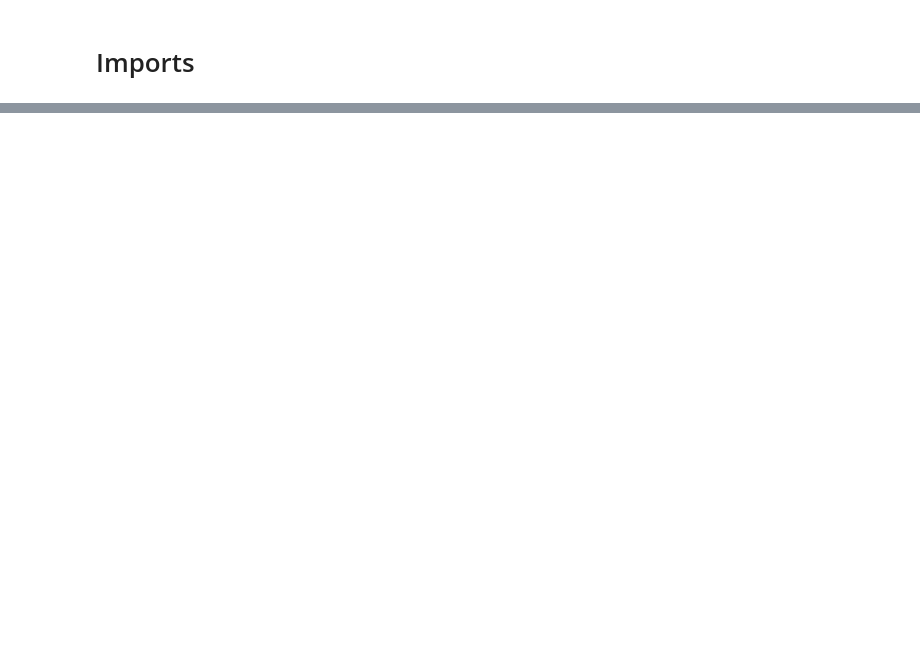
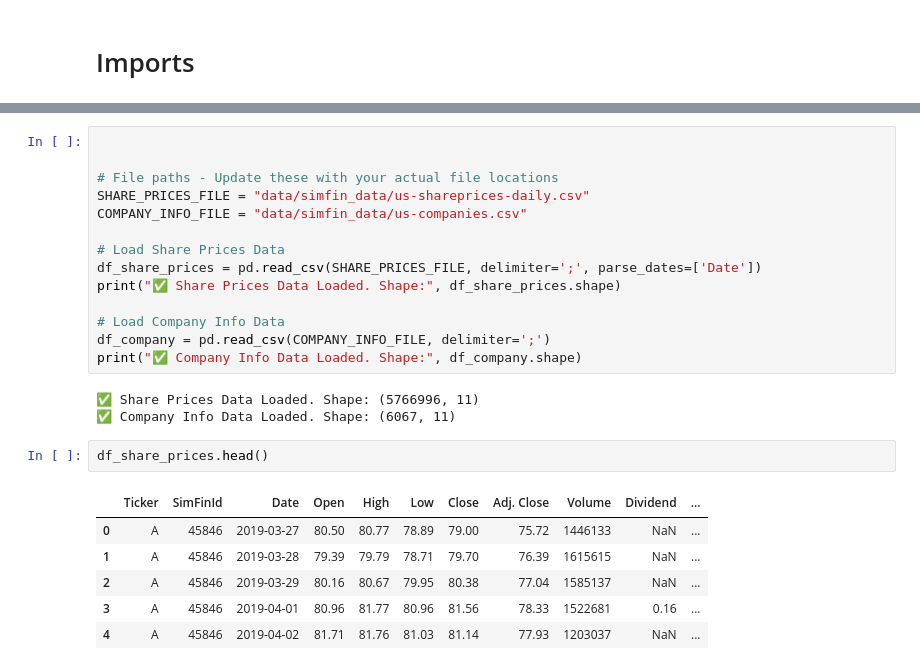
Before and after one commit to massimotassinari/Automated-Daily-Trading-System, a Jupyter notebook: ETL.ipynb, the cells around one changed output, grey strips where cells are left out. Cells and saved outputs as stored; diff of their text form; blank space fills up the shorter version.

```diff
--- a/ETL.ipynb
+++ b/ETL.ipynb
@@ -160,0 +13,26 @@ ModuleNotFoundError: No module named 'simfin'
+# %%
+
+
+# File paths - Update these with your actual file locations
+SHARE_PRICES_FILE = "data/simfin_data/us-shareprices-daily.csv"
+COMPANY_INFO_FILE = "data/simfin_data/us-companies.csv"
+
+# Load Share Prices Data
+df_share_prices = pd.read_csv(SHARE_PRICES_FILE, delimiter=';', parse_dates=['Date'])
+print("✅ Share Prices Data Loaded. Shape:", df_share_prices.shape)
+
+# Load Company Info Data
+df_company = pd.read_csv(COMPANY_INFO_FILE, delimiter=';')
+print("✅ Company Info Data Loaded. Shape:", df_company.shape)
+# %% [output]
+✅ Share Prices Data Loaded. Shape: (5766996, 11)
+✅ Company Info Data Loaded. Shape: (6067, 11)
+# %%
+df_share_prices.head()
+# %% [output]
+|  | Ticker | SimFinId | Date | Open | High | Low | Close | Adj. Close | Volume | Dividend | ... |
+| 0 | A | 45846 | 2019-03-27 | 80.50 | 80.77 | 78.89 | 79.00 | 75.72 | 1446133 | NaN | ... |
+| 1 | A | 45846 | 2019-03-28 | 79.39 | 79.79 | 78.71 | 79.70 | 76.39 | 1615615 | NaN | ... |
+| 2 | A | 45846 | 2019-03-29 | 80.16 | 80.67 | 79.95 | 80.38 | 77.04 | 1585137 | NaN | ... |
+| 3 | A | 45846 | 2019-04-01 | 80.96 | 81.77 | 80.96 | 81.56 | 78.33 | 1522681 | 0.16 | ... |
+| 4 | A | 45846 | 2019-04-02 | 81.71 | 81.76 | 81.03 | 81.14 | 77.93 | 1203037 | NaN | ... |
```
Also changed, not shown: parts of 60 cells of this notebook, 6 other files.
